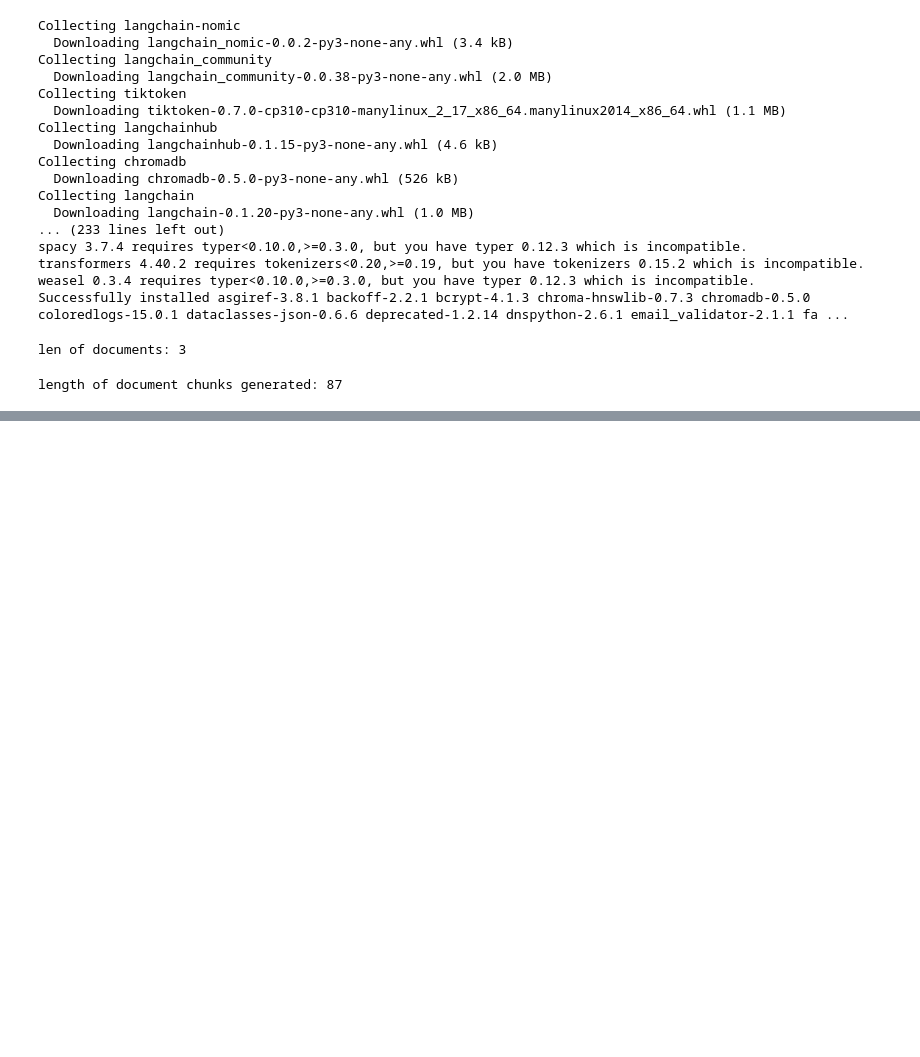
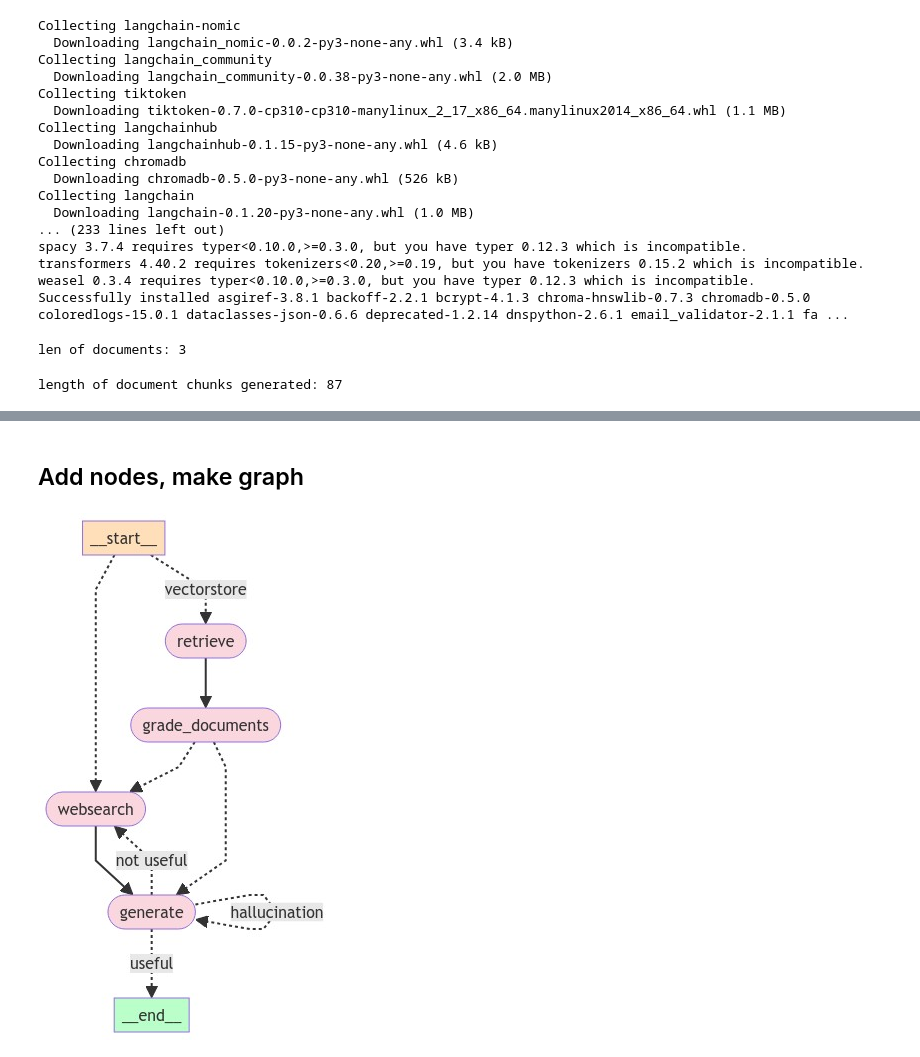
Before and after one commit to ad71/ragbot, a Jupyter notebook: langchain_agent_rag.ipynb, the cells around one changed output, grey strips where cells are left out. Saved outputs shown, nothing was run; the diff lists cells and outputs as text; code cells hidden in the pictures; blank space fills up the shorter version.

```diff
--- a/langchain_agent_rag.ipynb
+++ b/langchain_agent_rag.ipynb
@@ -286,0 +498,2 @@ web_search_tool = TavilySearchResults(k=3)
+# %% [markdown]
+## Add nodes, make graph
@@ -286,0 +509,43 @@ web_search_tool = TavilySearchResults(k=3)
+# %%
+workflow.set_conditional_entry_point(
+    route_question,
+    {
+        # router output: node name
+        'websearch': 'websearch',
+        'vectorstore': 'retrieve'
+    }
+)
+workflow.add_edge('retrieve', 'grade_documents')
+workflow.add_conditional_edges(
+    'grade_documents',
+    decide_to_generate,
+    {
+        'websearch': 'websearch',
+        'generate': 'generate'
+    }
+)
+workflow.add_edge('websearch', 'generate')
+workflow.add_conditional_edges(
+    'generate',
+    grade_generation_against_documents_and_question,
+    {
+        'hallucination': 'generate', # potential for infinite loop
+        'useful': END,
+        'not useful': 'websearch'
+    }
+)
+# %%
+app = workflow.compile()
+# %%
+from langchain_core.runnables.graph import CurveStyle, NodeColors, MermaidDrawMethod
+from IPython.display import display, HTML, Image
+
+display(
+    Image(
+        app.get_graph().draw_mermaid_png(
+            draw_method=MermaidDrawMethod.API
+        )
+    )
+)
+# %% [output]
+[figure, added]
```
Also changed, not shown: parts of 20 cells of this notebook.
